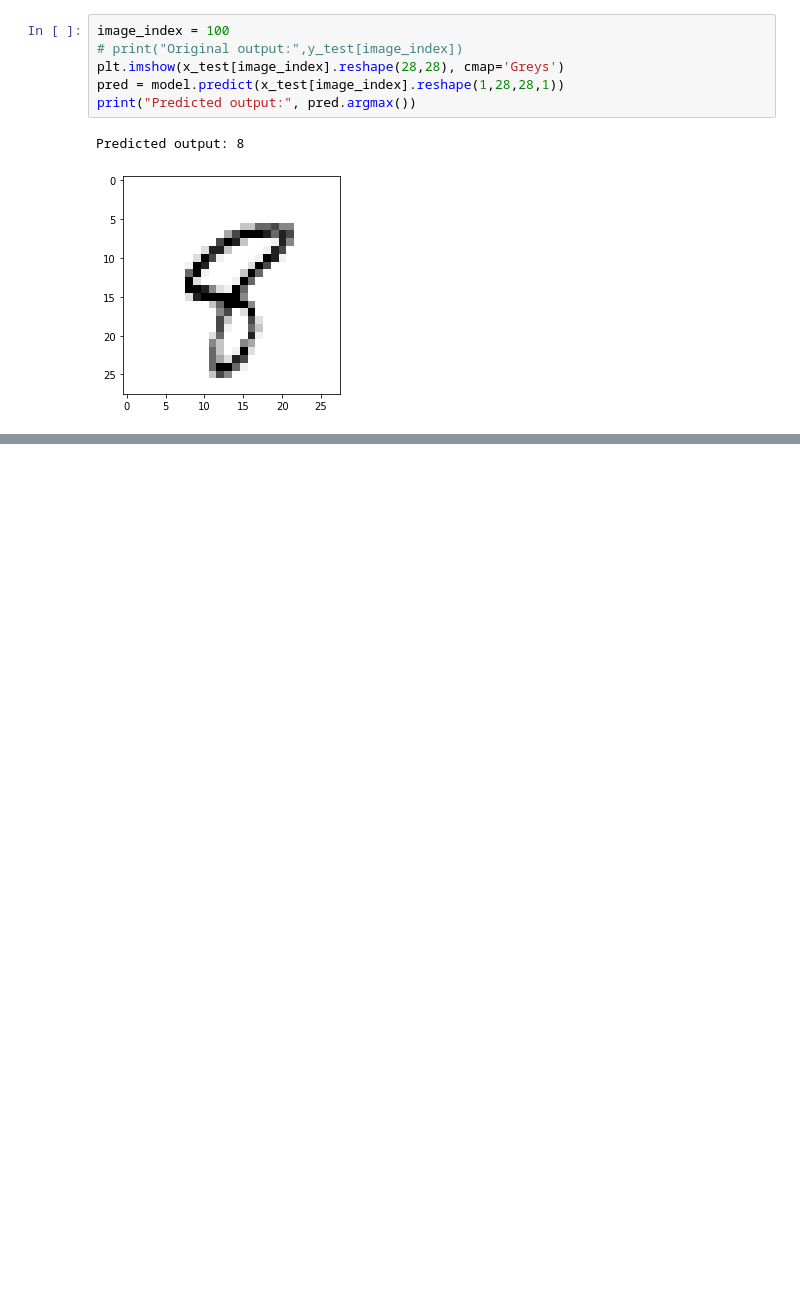
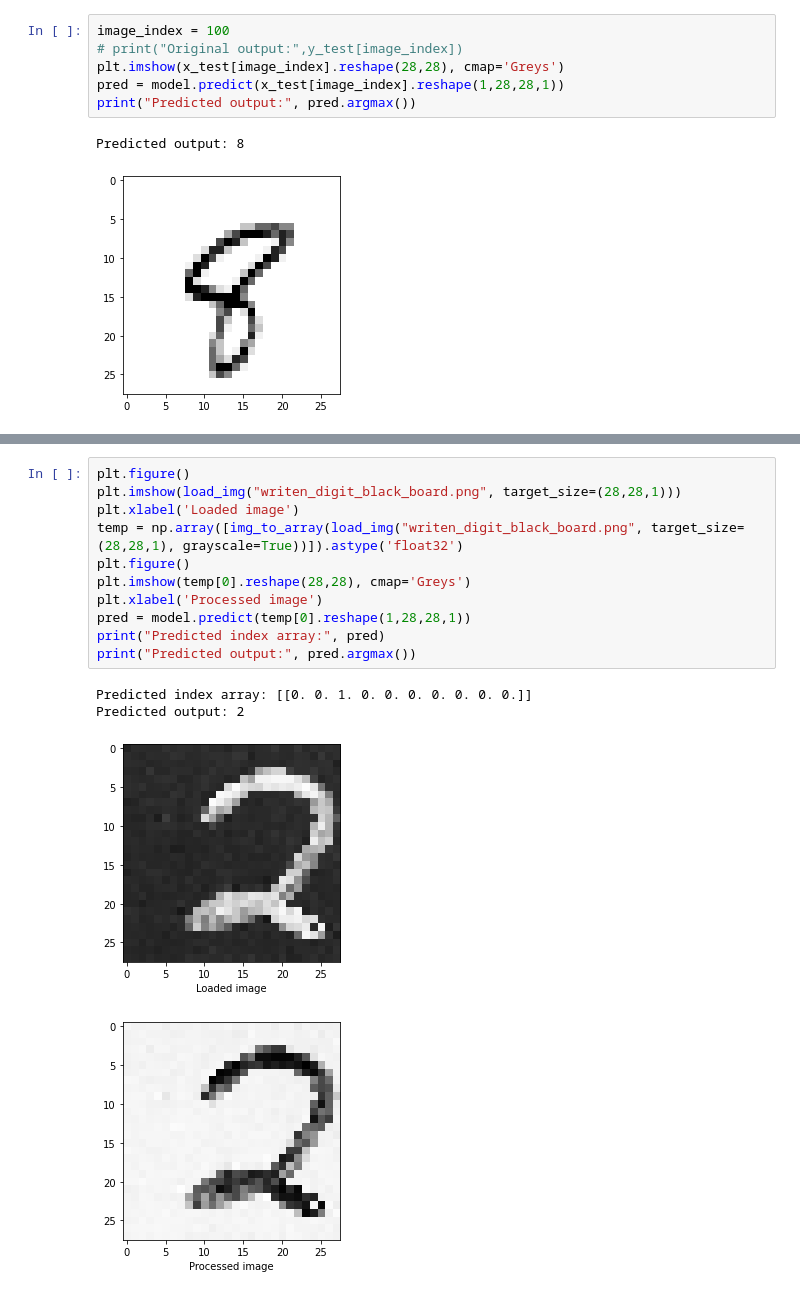
Before and after one commit to parmarkamlesh/ai-handwritten-character-recognition-assignment, a Jupyter notebook: index.ipynb, the cells around one changed output, grey strips where cells are left out. Saved outputs shown, nothing was run; the diff lists cells and outputs as text; blank space fills up the shorter version.

```diff
--- a/index.ipynb
+++ b/index.ipynb
@@ -155,0 +217,16 @@ Predicted output: 1
+# %%
+plt.figure()
+plt.imshow(load_img("writen_digit_black_board.png", target_size=(28,28,1)))
+plt.xlabel('Loaded image')
+temp = np.array([img_to_array(load_img("writen_digit_black_board.png", target_size=(28,28,1), grayscale=True))]).astype('float32')
+plt.figure()
+plt.imshow(temp[0].reshape(28,28), cmap='Greys')
+plt.xlabel('Processed image')
+pred = model.predict(temp[0].reshape(1,28,28,1))
+print("Predicted index array:", pred)
+print("Predicted output:", pred.argmax())
+# %% [output]
+Predicted index array: [[0. 0. 1. 0. 0. 0. 0. 0. 0. 0.]]
+Predicted output: 2
+[figure, added]
+[figure, added]
```
Also changed, not shown: parts of 14 cells of this notebook, 10 other files.
